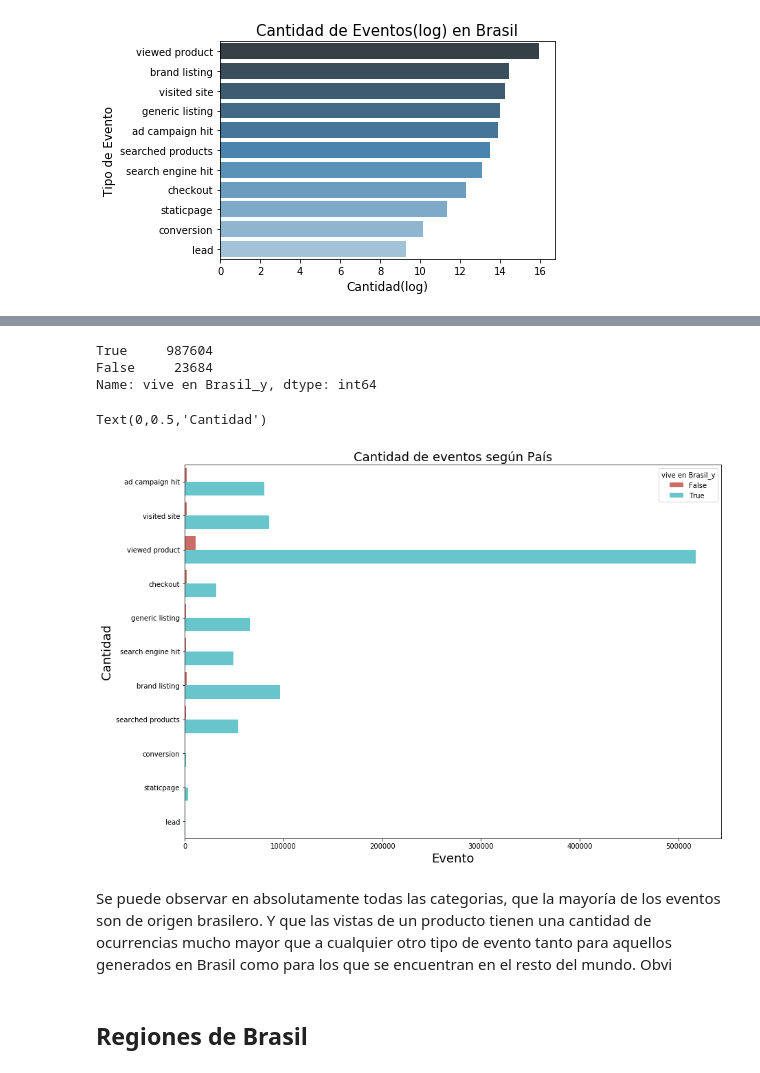
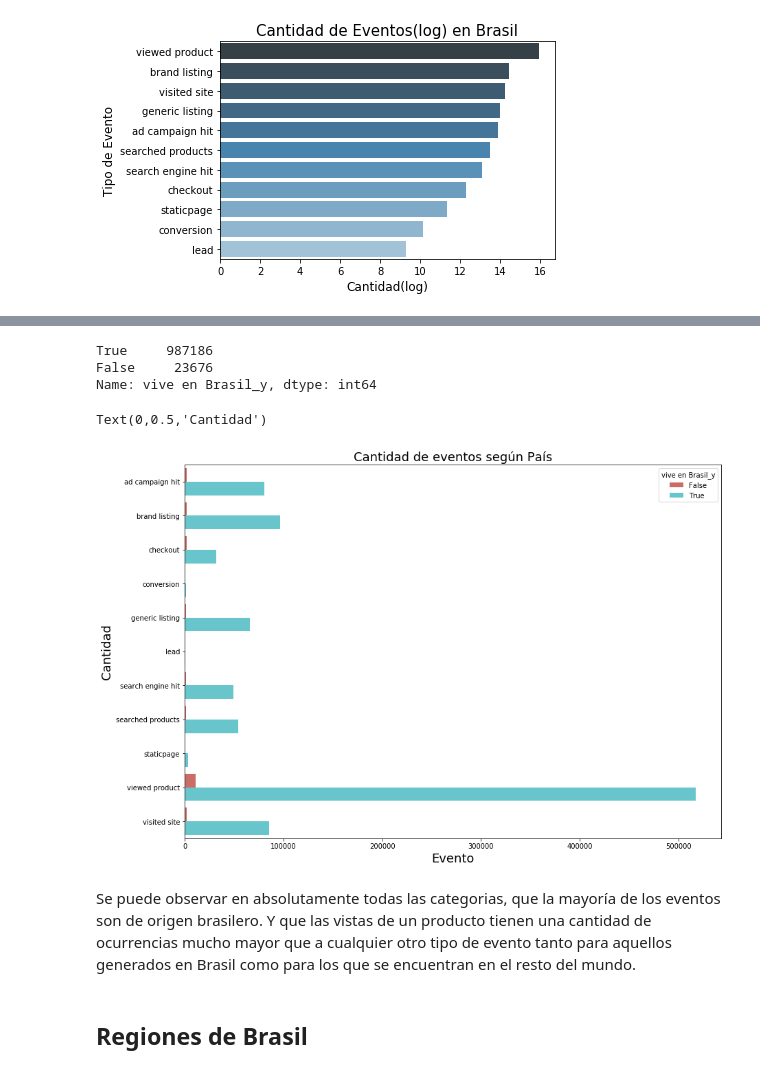
Before and after one commit to alepenaa94/TP1-Datos, a Jupyter notebook: Analisis- Fran.ipynb, the cells around one changed output, grey strips where cells are left out. Drawn from its saved outputs; the diff is of its cells as text; code cells hidden in the pictures.

```diff
--- a/Analisis- Fran.ipynb
+++ b/Analisis- Fran.ipynb
@@ -4,6 +14,9 @@ import matplotlib.pyplot as plt
 import numpy as np
 import seaborn as sns
 plt.style.use('default')
+# %%
+%run limpieza.ipynb
+df_eventos = get_clean_df()
 # %%
-df_eventos = pd.read_csv('events.csv', low_memory =False)
-df_eventos.head(5)
+#df_eventos = pd.read_csv('datasets\events.csv',low_memory=False)
+#df_eventos.head()
@@ -115,21 +142,21 @@ KeyError: 'vive en Brasil_x'
 # %%
 df_eventos['vive en Brasil_y'].value_counts()
 # %% [output]
-True     987604
-False     23684
+True     987186
+False     23676
 Name: vive en Brasil_y, dtype: int64
 # %%
 
 fig , ax=plt.subplots(figsize=(14,10))
-g=sns.countplot(y="event",ax=ax, hue="vive en Brasil_y", data=df_eventos, palette="hls")
-g.set_title("Cantidad de eventos según País", fontsize=18)
-g.set_xlabel("Evento", fontsize=18)
-g.set_ylabel("Cantidad", fontsize=18)
+grafico_comparacion=sns.countplot(y="event",ax=ax, hue="vive en Brasil_y", data=df_eventos, palette="hls")
+grafico_comparacion.set_title("Cantidad de eventos según País", fontsize=18)
+grafico_comparacion.set_xlabel("Evento", fontsize=18)
+grafico_comparacion.set_ylabel("Cantidad", fontsize=18)
 # %% [output]
 Text(0,0.5,'Cantidad')
-[figure, old version]
+[figure, new version]
 # %% [markdown]
-Se puede observar en absolutamente todas las categorias, que la mayoría de los eventos son de origen brasilero. Y que las vistas de un producto tienen una cantidad de ocurrencias mucho mayor que a cualquier otro tipo de evento tanto para aquellos generados en Brasil como para los que se encuentran en el resto del mundo. Obvi
+Se puede observar en absolutamente todas las categorias, que la mayoría de los eventos son de origen brasilero. Y que las vistas de un producto tienen una cantidad de ocurrencias mucho mayor que a cualquier otro tipo de evento tanto para aquellos generados en Brasil como para los que se encuentran en el resto del mundo.
 # %% [markdown]
 ## Regiones de Brasil
 # %%
```
Also changed, not shown: parts of 33 cells of this notebook.
